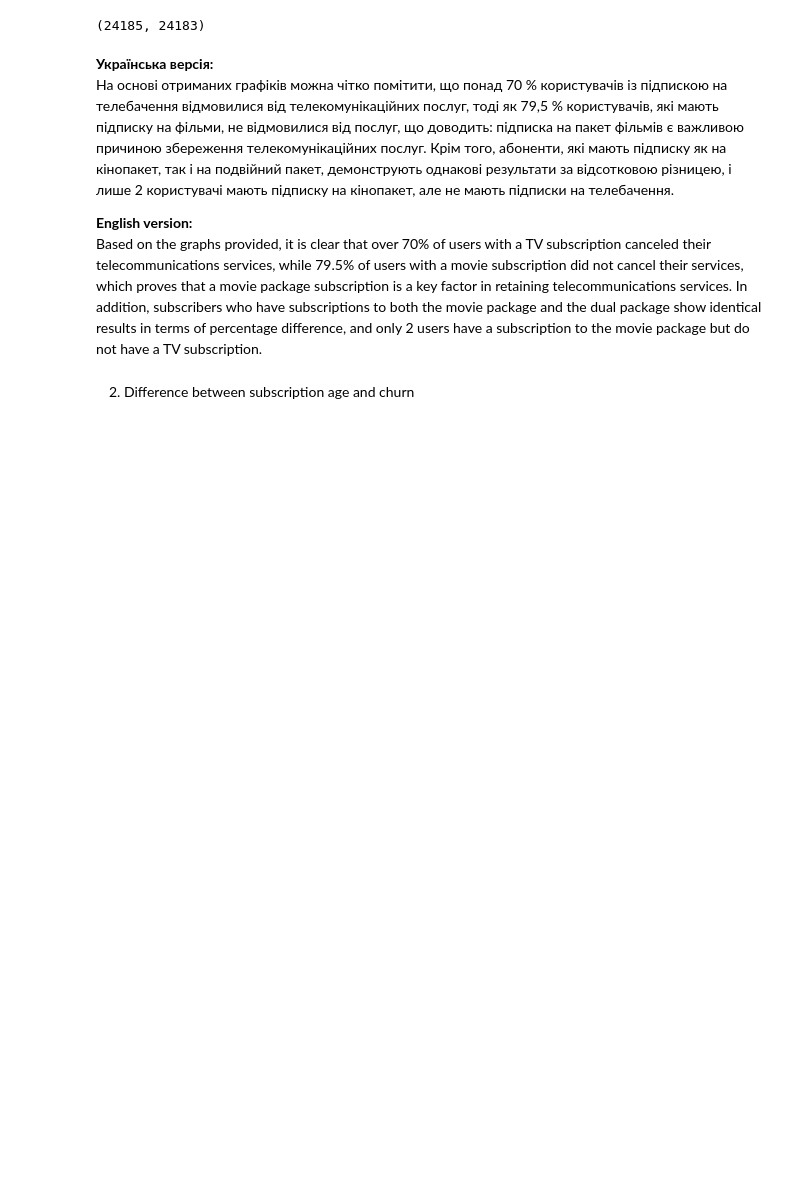
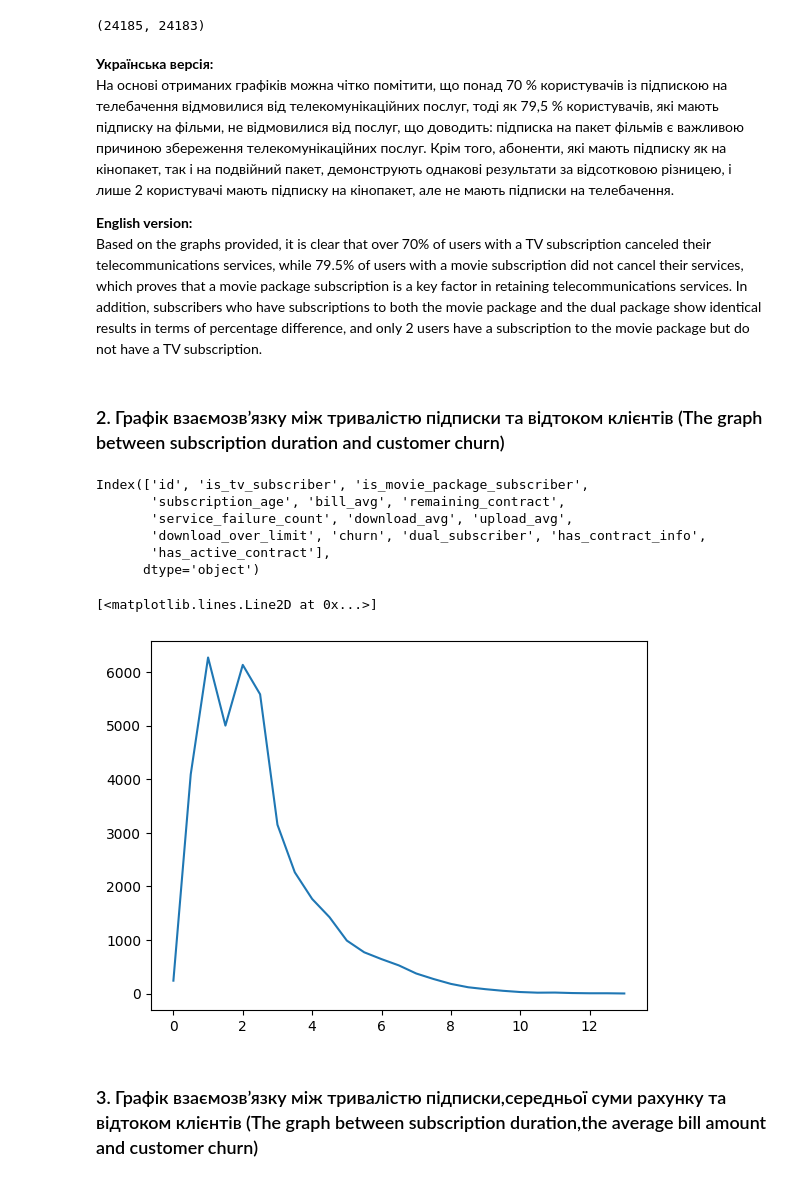
Before and after one commit to MaksimDar/telecom-churn-prediction, a Jupyter notebook: notebooks/01_eda.ipynb, the cells around one changed output. Drawn from its saved outputs; the diff is of its cells as text; code cells hidden in the pictures; blank space fills up the shorter version.

Commit message:
First 4 graphics are created

```diff
--- a/notebooks/01_eda.ipynb
+++ b/notebooks/01_eda.ipynb
@@ -36,3 +64,17 @@ import numpy as np
+# %%
+# Українська версія: Функція повертає два списки для спрощення подальших обчислень або графічного представлення залежності між інтервалами колонки та кількістю відтоку.
+# English version: The function returns two lists for simpler further calculations or graphical representation of the relationship between column intervals and churn quantity.
+
+def return_results_as_lists(min_value, max_value, column_comparison, dictionary,interval):
+
+    i = min_value
+    list_column_values = []
+    list_churn_quantity = []
+    while (i <= max_value + 0.2):
+        list_column_values.append(dictionary[f'{i}_step:'][column_comparison])
+        list_churn_quantity.append(dictionary[f'{i}_step:']['churn_quantity'])
+        i += interval
+    return list_column_values,list_churn_quantity
 # %%
 df = pd.read_csv('../data/raw/internet_service_churn.csv')
 # %%
@@ -332,5 +381,30 @@ df_copy['is_movie_package_subscriber'].sum(), df_copy['dual_subscriber'].sum()
 
 **English version:**
 Based on the graphs provided, it is clear that over 70% of users with a TV subscription canceled their telecommunications services, while 79.5% of users with a movie subscription did not cancel their services, which proves that a movie package subscription is a key factor in retaining telecommunications services. In addition, subscribers who have subscriptions to both the movie package and the dual package show identical results in terms of percentage difference, and only 2 users have a subscription to the movie package but do not have a TV subscription.
+# %% [markdown]
+### 2. Графік взаємозв’язку між тривалістю підписки та відтоком клієнтів (The graph between subscription duration and customer churn)
+# %%
+df_copy.columns
+# %% [output]
+Index(['id', 'is_tv_subscriber', 'is_movie_package_subscriber',
+       'subscription_age', 'bill_avg', 'remaining_contract',
+       'service_failure_count', 'download_avg', 'upload_avg',
+       'download_over_limit', 'churn', 'dual_subscriber', 'has_contract_info',
+       'has_active_contract'],
+      dtype='object')
+# %%
+dict_values = {}
+min_subscription_age = df_copy['subscription_age'].min()
+max_subscription_age = df_copy['subscription_age'].max()
+column_comparison = 'subscription_age'
+sub_age_interval = 0.5
+necessary_dict = get_churn_distribution(min_subscription_age, max_subscription_age,column_comparison,sub_age_interval)
+# %%
+list_subscription_ages,list_churn_quantity = return_results_as_lists(min_subscription_age, max_subscription_age,column_comparison, necessary_dict,sub_age_interval)
+# %%
+plt.plot(list_subscription_ages,list_churn_quantity)
+# %% [output]
+[<matplotlib.lines.Line2D at 0x...>]
+[figure, added]
 # %% [markdown]
-2. Difference between subscription age and churn
+### 3.  Графік взаємозв’язку між тривалістю підписки,середньої суми рахунку та відтоком клієнтів (The graph between subscription duration,the average bill amount and customer churn)
```
Also changed, not shown: parts of 12 cells of this notebook.
